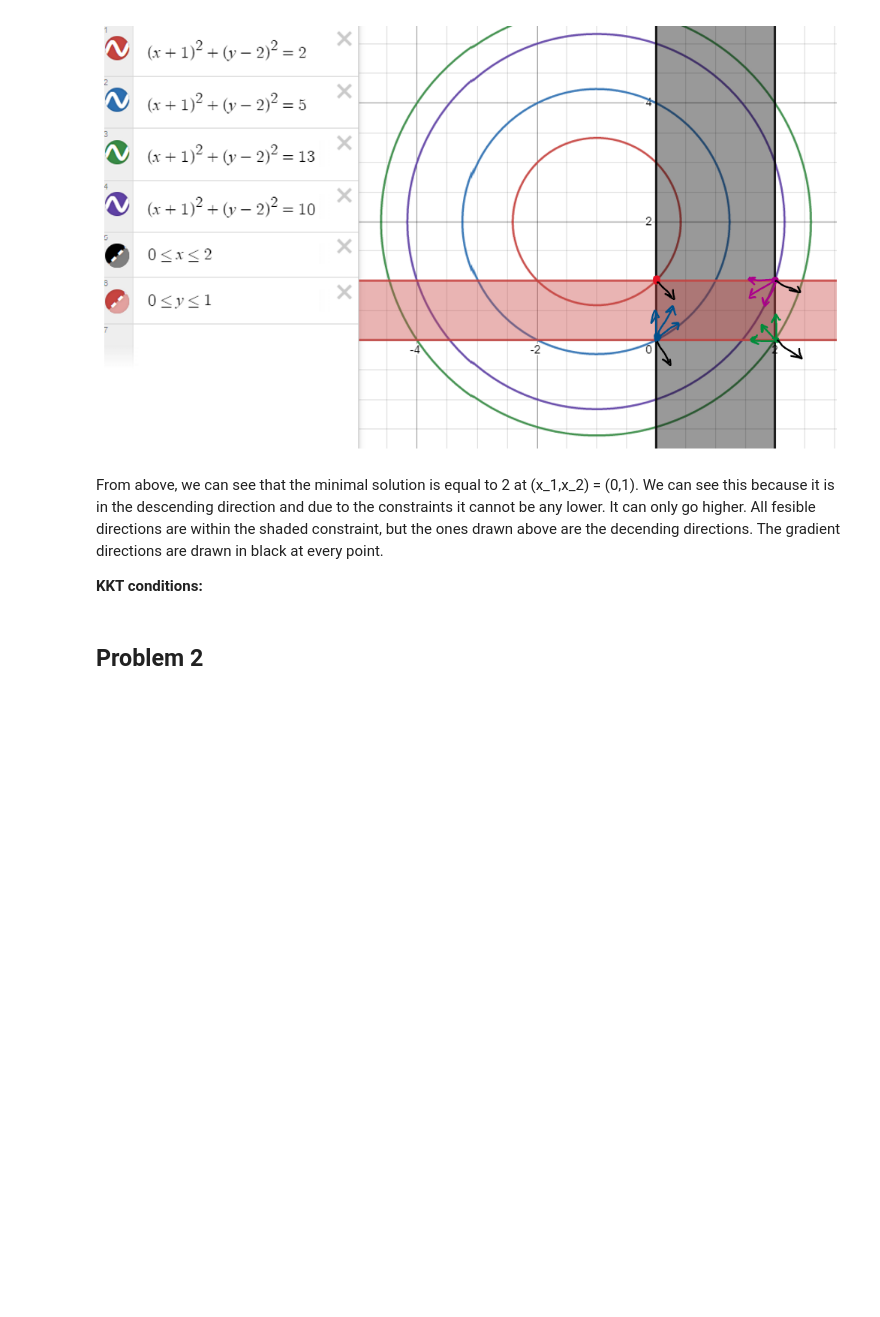
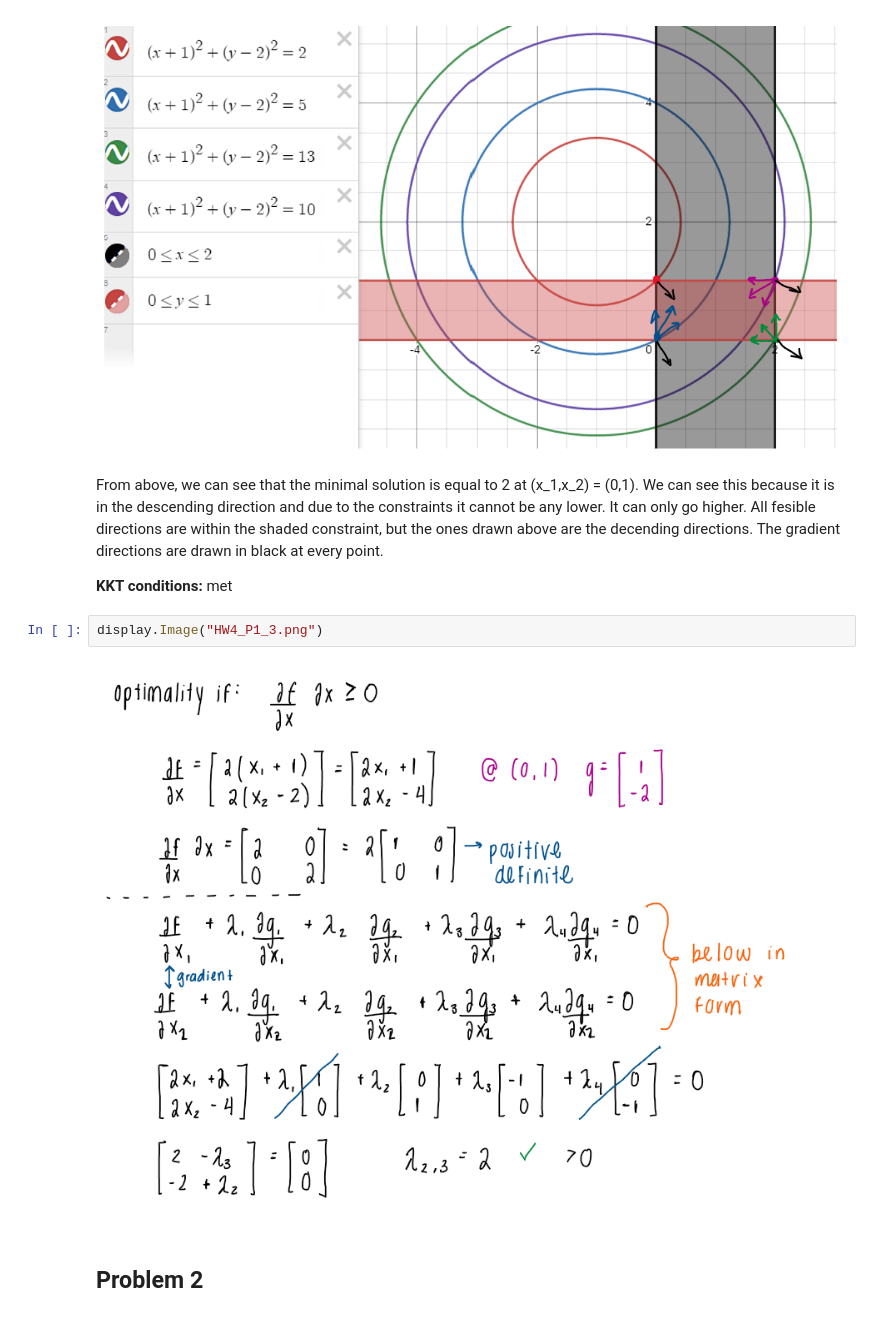
Before and after one commit to aromoher/MAE598, a Jupyter notebook: HW4.ipynb, the cells around one changed output. Saved outputs shown, nothing was run; the diff lists cells and outputs as text; blank space fills up the shorter version.

```diff
--- a/HW4.ipynb
+++ b/HW4.ipynb
@@ -32,6 +32,11 @@ From above, we can see that the minimal solution is equal to 2 at (x_1,x_2) = (0
 
 
 **KKT conditions:**
+met
+# %%
+display.Image("HW4_P1_3.png")
+# %% [output]
+[figure, added]
 # %% [markdown]
 ## Problem 2
 # %%
```
Also changed, not shown: 1 other file.
